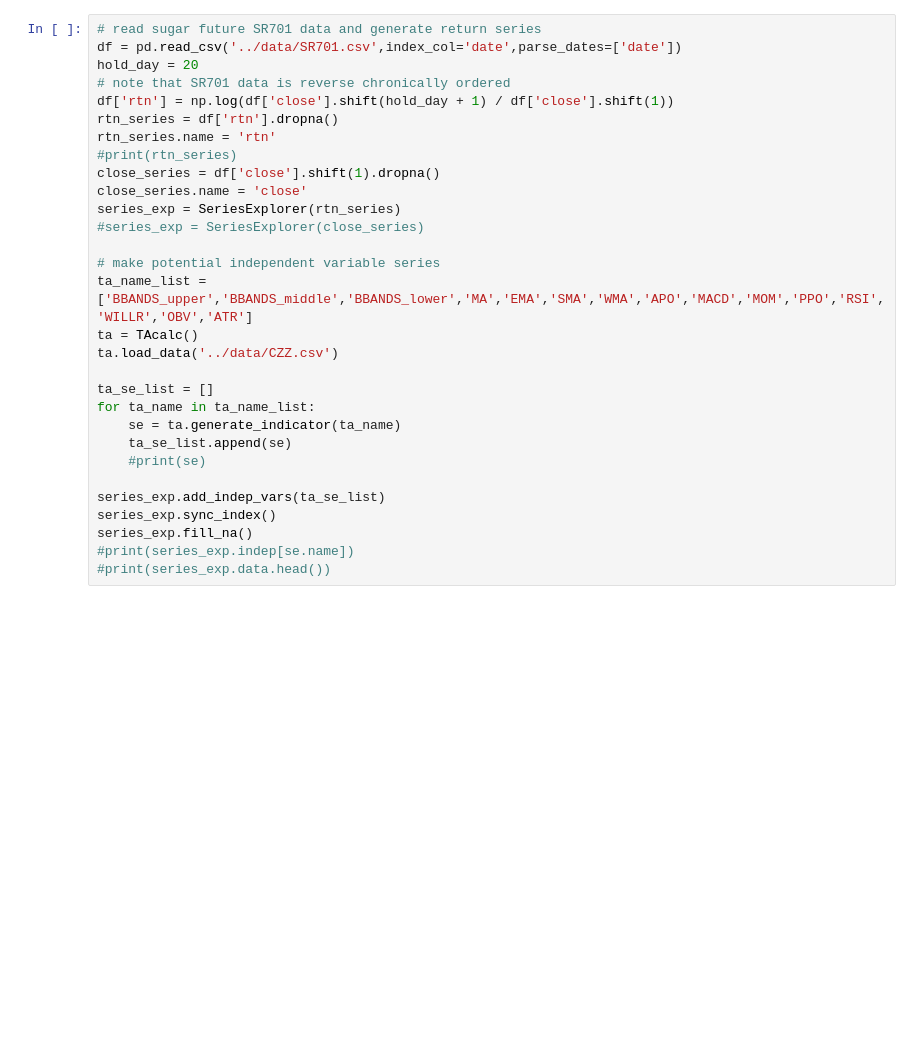
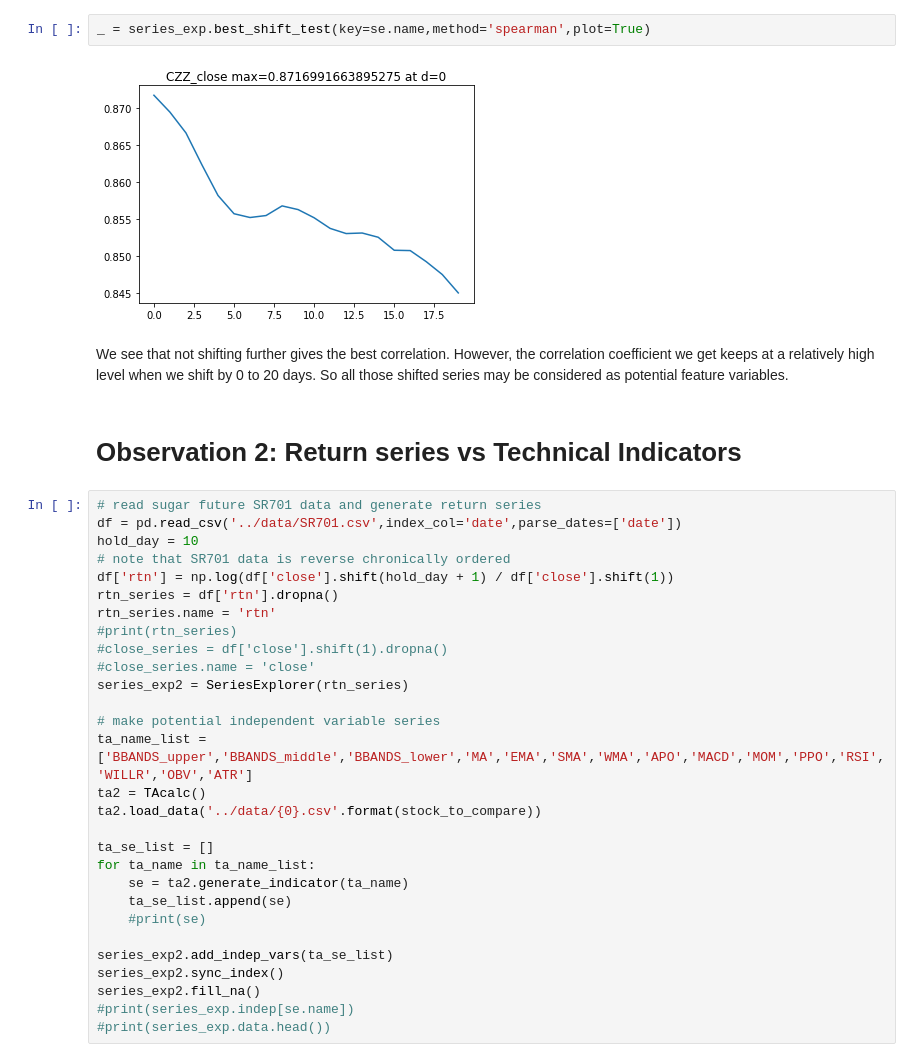
Before and after one commit to maoty2011/springboard-capstone1, a Jupyter notebook: src/data_story_telling.ipynb, the cells around one changed output. Cells and saved outputs as stored; diff of their text form; blank space fills up the shorter version.

```diff
--- a/src/data_story_telling.ipynb
+++ b/src/data_story_telling.ipynb
@@ -6,31 +50,38 @@ import matplotlib.pyplot as plt
+# %%
+_ = series_exp.best_shift_test(key=se.name,method='spearman',plot=True)
+# %% [output]
+[figure, added]
+# %% [markdown]
+We see that not shifting further gives the best correlation. However, the correlation coefficient we get keeps at a relatively high level when we shift by 0 to 20 days. So all those shifted series may be considered as potential feature variables.
+# %% [markdown]
+# Observation 2: Return series vs Technical Indicators
 # %%
 # read sugar future SR701 data and generate return series
 df = pd.read_csv('../data/SR701.csv',index_col='date',parse_dates=['date'])
-hold_day = 20
+hold_day = 10
 # note that SR701 data is reverse chronically ordered
 df['rtn'] = np.log(df['close'].shift(hold_day + 1) / df['close'].shift(1))
 rtn_series = df['rtn'].dropna()
 rtn_series.name = 'rtn'
 #print(rtn_series)
-close_series = df['close'].shift(1).dropna()
-close_series.name = 'close'
-series_exp = SeriesExplorer(rtn_series)
-#series_exp = SeriesExplorer(close_series)
+#close_series = df['close'].shift(1).dropna()
+#close_series.name = 'close'
+series_exp2 = SeriesExplorer(rtn_series)
 
 # make potential independent variable series
 ta_name_list = ['BBANDS_upper','BBANDS_middle','BBANDS_lower','MA','EMA','SMA','WMA','APO','MACD','MOM','PPO','RSI','WILLR','OBV','ATR']
-ta = TAcalc()
-ta.load_data('../data/CZZ.csv')
+ta2 = TAcalc()
+ta2.load_data('../data/{0}.csv'.format(stock_to_compare))
 
 ta_se_list = []
 for ta_name in ta_name_list:
-    se = ta.generate_indicator(ta_name)
+    se = ta2.generate_indicator(ta_name)
     ta_se_list.append(se)
     #print(se)
 
-series_exp.add_indep_vars(ta_se_list)
-series_exp.sync_index()
-series_exp.fill_na()
+series_exp2.add_indep_vars(ta_se_list)
+series_exp2.sync_index()
+series_exp2.fill_na()
 #print(series_exp.indep[se.name])
 #print(series_exp.data.head())
 # %%
```
Also changed, not shown: parts of 12 cells of this notebook, 5 other files.
